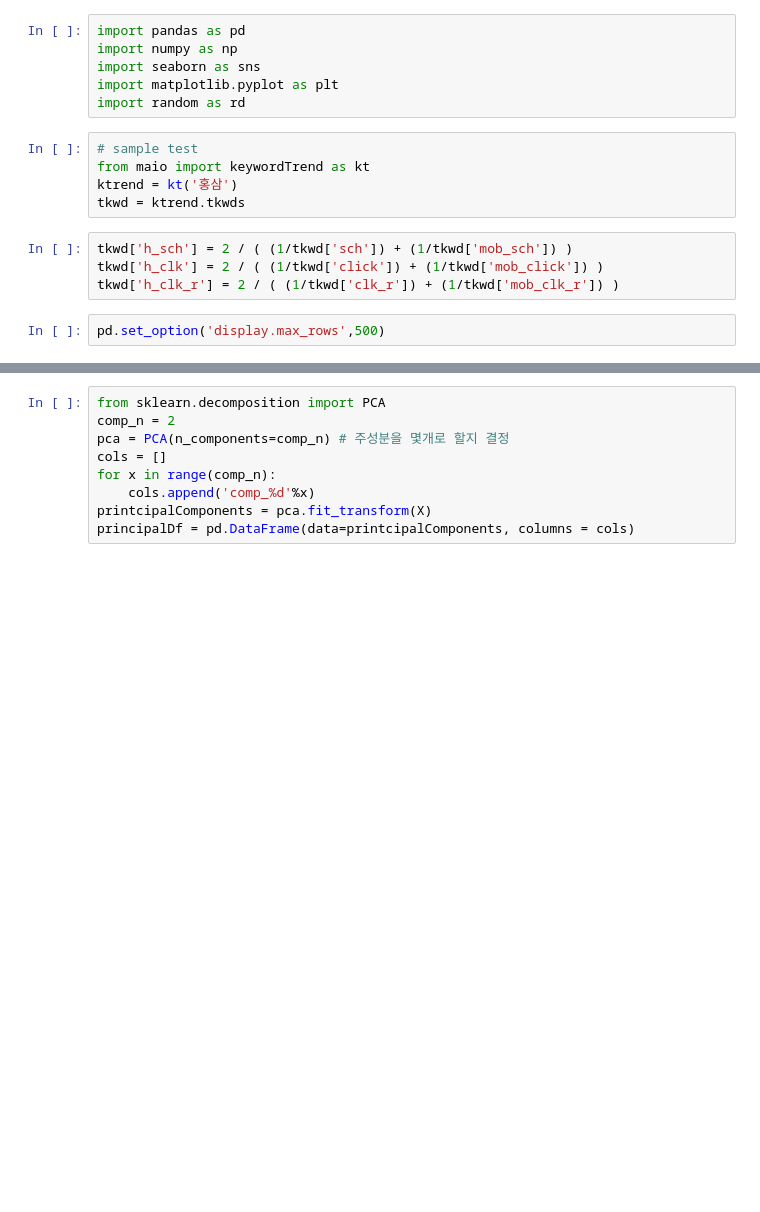
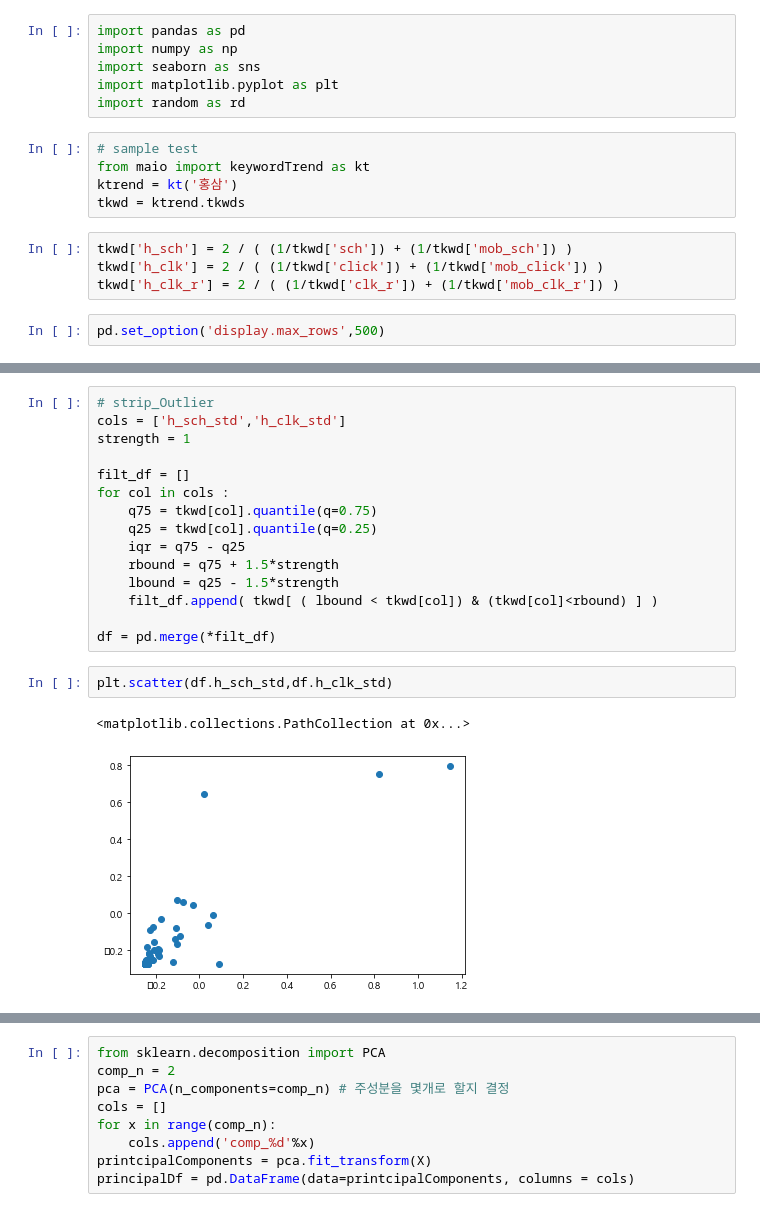
Before and after one commit to epsilon-deltta/MAIO, a Jupyter notebook: feature_engineering.ipynb, the cells around one changed output, grey strips where cells are left out. Saved outputs shown, nothing was run; the diff lists cells and outputs as text; blank space fills up the shorter version.

Commit message:
outlier detection&removing using IQR RANGE.(not that good)

```diff
--- a/feature_engineering.ipynb
+++ b/feature_engineering.ipynb
@@ -32 +56,21 @@ tkwd.sort_values(['h_sch'],ascending=False)[:10]
+# %%
+# strip_Outlier
+cols = ['h_sch_std','h_clk_std']
+strength = 1
+
+filt_df = []
+for col in cols :
+    q75 = tkwd[col].quantile(q=0.75)
+    q25 = tkwd[col].quantile(q=0.25)
+    iqr = q75 - q25
+    rbound = q75 + 1.5*strength
+    lbound = q25 - 1.5*strength
+    filt_df.append( tkwd[ ( lbound < tkwd[col]) & (tkwd[col]<rbound) ] )
+
+df = pd.merge(*filt_df)
+# %%
+plt.scatter(df.h_sch_std,df.h_clk_std)
+# %% [output]
+<matplotlib.collections.PathCollection at 0x...>
+[figure, added]
 # %%
```
Also changed, not shown: parts of 10 cells of this notebook.
